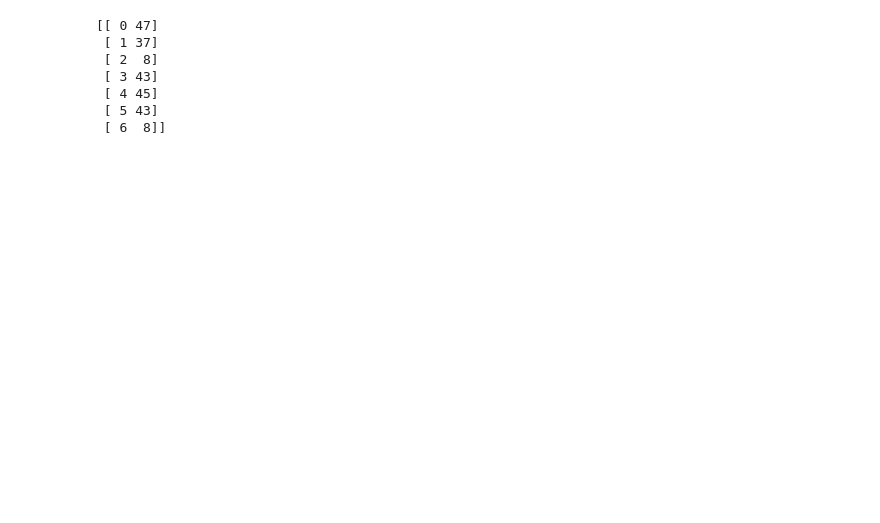
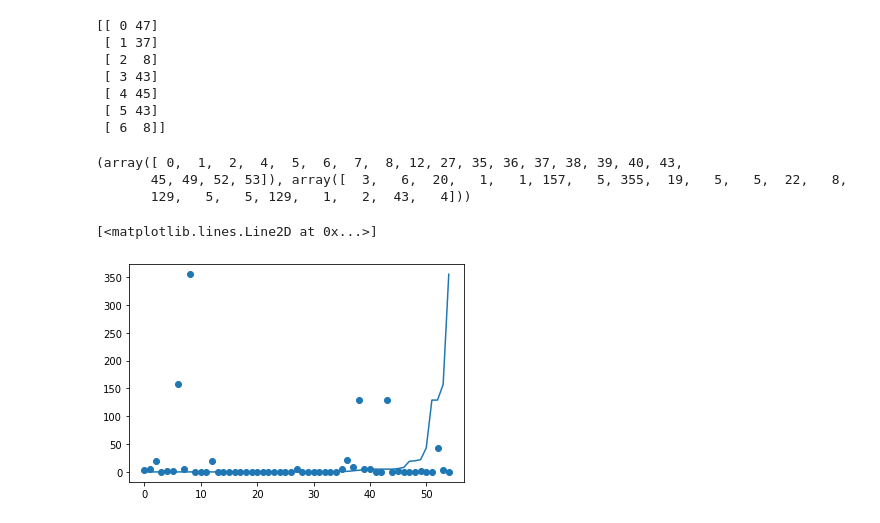
Before and after one commit to TobiasW1891/Finance, a Jupyter notebook: antiCPy for XAI Finance Relevances.ipynb, the cells around one changed output. Saved outputs shown, nothing was run; the diff lists cells and outputs as text; code cells hidden in the pictures; blank space fills up the shorter version.

```diff
--- a/antiCPy for XAI Finance Relevances.ipynb
+++ b/antiCPy for XAI Finance Relevances.ipynb
@@ -747,3 +906,24 @@ np.save("XAI_modes", XAI_modes)
  [ 4 45]
  [ 5 43]
  [ 6  8]]
+# %%
+print(Modes)
+Moderank = np.empty((len(Modes[0]),2))
+Moderank[:,0], Moderank[:,1] = Modes[0], Modes[1]
+Moderank = Moderank.astype("int")
+Missing = set(range(CorrMatrices.shape[1])) - set(Moderank[:,0])
+Missingrank = np.zeros((len(Missing),2)).astype("int")
+Missingrank[:,0] = np.array(list(Missing))
+
+Moderank = np.concatenate((Moderank, Missingrank))
+Moderank = Moderank[Moderank[:, 0].argsort()]
+
+plt.scatter(Moderank[:,0],
+            Moderank[:,1])
+plt.plot(Moderank[Moderank[:,1].argsort() ,1])
+# %% [output]
+(array([ 0,  1,  2,  4,  5,  6,  7,  8, 12, 27, 35, 36, 37, 38, 39, 40, 43,
+       45, 49, 52, 53]), array([  3,   6,  20,   1,   1, 157,   5, 355,  19,   5,   5,  22,   8,
+       129,   5,   5, 129,   1,   2,  43,   4]))
+[<matplotlib.lines.Line2D at 0x...>]
+[figure, added]
```
Also changed, not shown: parts of 9 cells of this notebook, 2 other files.
